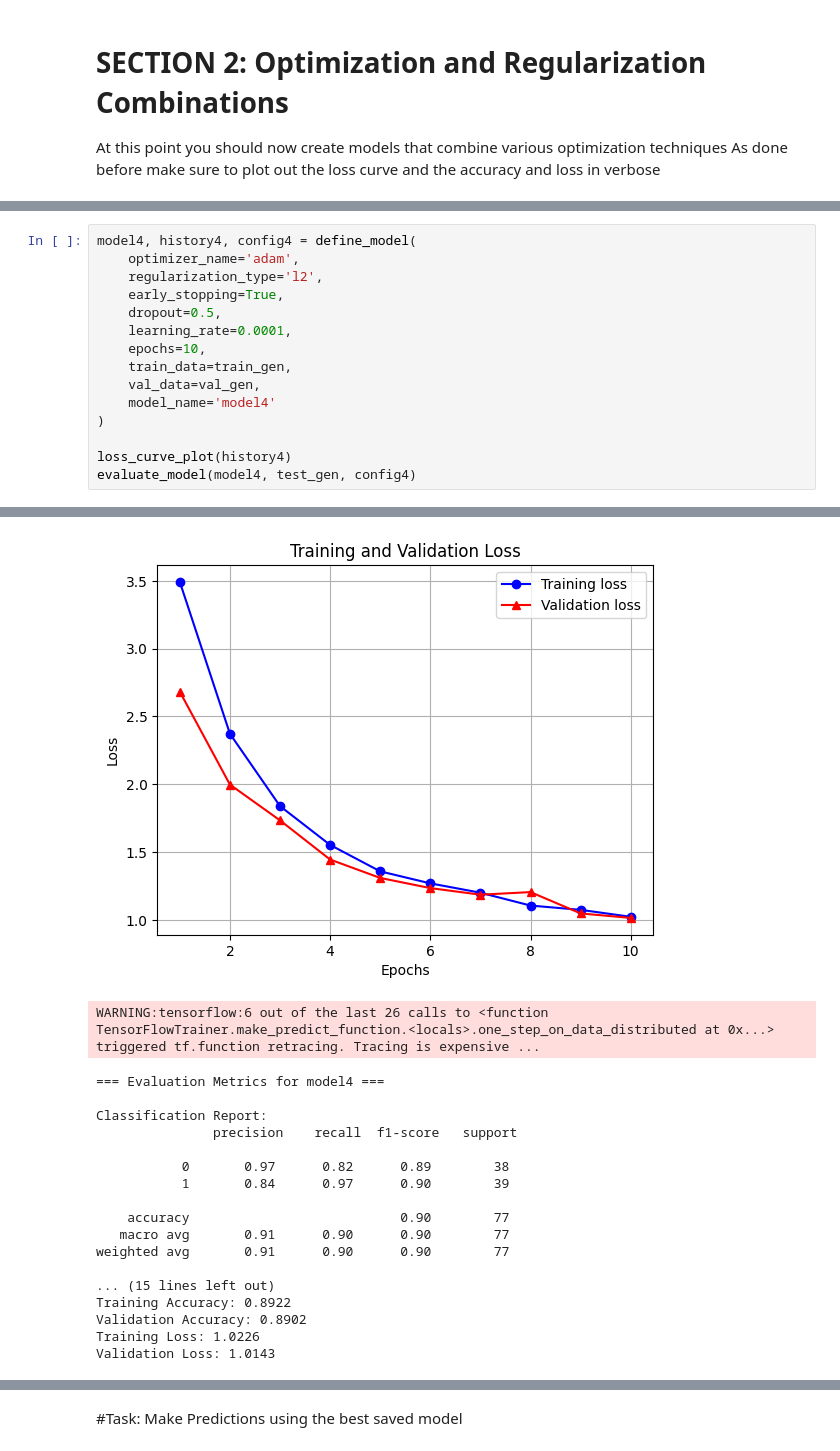
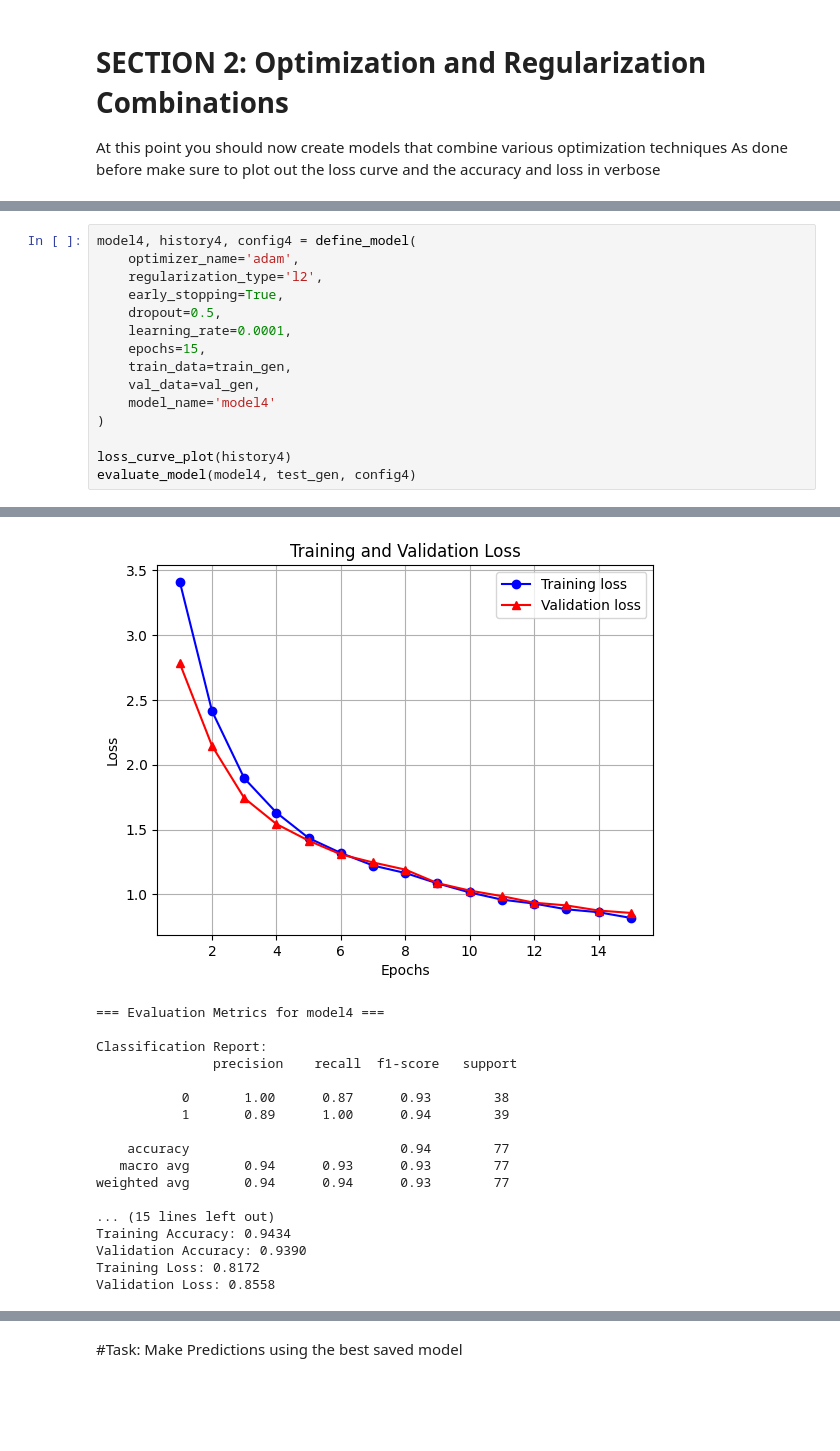
Before and after one commit to Afsaumutoniwase/Farmsmart_model_training_and_evaluation, a Jupyter notebook: Summative_Intro_to_ml_Afsa Umutoniwase_assignment.ipynb, the cells around one changed output, grey strips where cells are left out. Drawn from its saved outputs; the diff is of its cells as text; blank space fills up the shorter version.

Commit message:
Finalising the best model part.

```diff
--- a/Summative_Intro_to_ml_Afsa Umutoniwase_assignment.ipynb
+++ b/Summative_Intro_to_ml_Afsa Umutoniwase_assignment.ipynb
@@ -425,7 +420,7 @@ model4, history4, config4 = define_model(
     early_stopping=True,
     dropout=0.5,
     learning_rate=0.0001,
-    epochs=10,
+    epochs=15,
     train_data=train_gen,
     val_data=val_gen,
     model_name='model4'
@@ -457,19 +449,18 @@ Epoch 10/10
-[figure, old version]
+[figure, new version]
-WARNING:tensorflow:6 out of the last 26 calls to <function TensorFlowTrainer.make_predict_function.<locals>.one_step_on_data_distributed at 0x...> triggered tf.function retracing. Tracing is expensive ...
+=== Evaluation Metrics for model4 ===
+
+Classification Report:
+               precision    recall  f1-score   support
+
+           0       1.00      0.87      0.93        38
+           1       0.89      1.00      0.94        39
+
+    accuracy                           0.94        77
+   macro avg       0.94      0.93      0.93        77
+weighted avg       0.94      0.94      0.93        77
+
+... (15 lines left out)
+Training Accuracy: 0.9434
+Validation Accuracy: 0.9390
+Training Loss: 0.8172
+Validation Loss: 0.8558
-=== Evaluation Metrics for model4 ===
-
-Classification Report:
-               precision    recall  f1-score   support
-
-           0       0.97      0.82      0.89        38
-           1       0.84      0.97      0.90        39
-
-    accuracy                           0.90        77
-   macro avg       0.91      0.90      0.90        77
-weighted avg       0.91      0.90      0.90        77
-
-... (15 lines left out)
-Training Accuracy: 0.8922
-Validation Accuracy: 0.8902
-Training Loss: 1.0226
-Validation Loss: 1.0143
```
Also changed, not shown: parts of 13 cells of this notebook.
